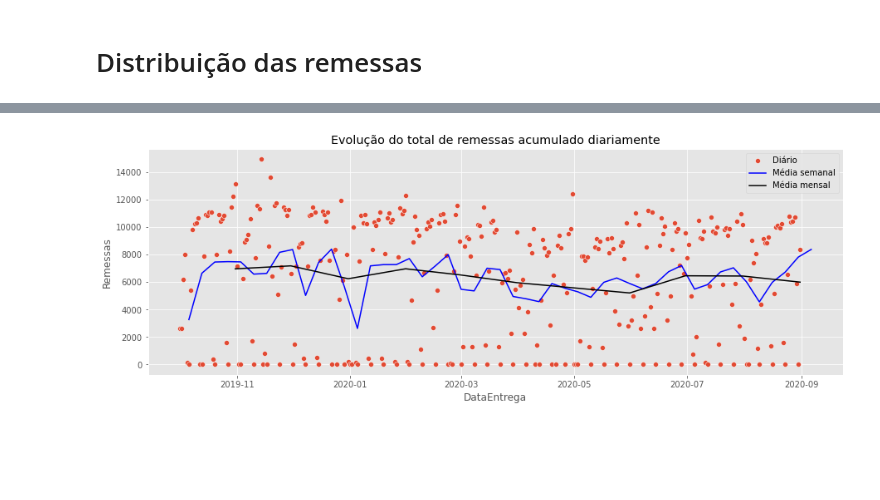
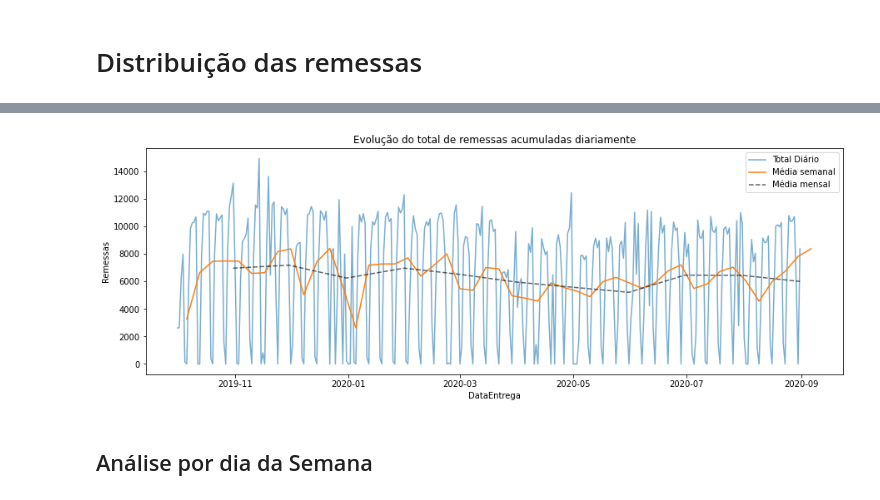
Before and after one commit to leofmr/shipping_predictions, a Jupyter notebook: 01 - análise descritiva.ipynb, the cells around one changed output, grey strips where cells are left out. Saved outputs shown, nothing was run; the diff lists cells and outputs as text; code cells hidden in the pictures; blank space fills up the shorter version.

```diff
--- a/01 - análise descritiva.ipynb
+++ b/01 - análise descritiva.ipynb
@@ -12,7 +14,4 @@ import matplotlib.pyplot as plt
 import seaborn as sns
-# %%
-import matplotlib
-matplotlib.style.use('ggplot')
 # %% [markdown]
 # Carregamento e análise preliminar dos dados
 
@@ -113,10 +135,17 @@ plt.show()
 # %%
 plt.figure(figsize=(15,5))
-sns.scatterplot(data=df.groupby("DataEntrega")["Remessas"].sum());
-sns.lineplot(data=df.groupby("DataEntrega")["Remessas"].sum().resample("W").mean(), color="blue");
-sns.lineplot(data=df.groupby("DataEntrega")["Remessas"].sum().resample("M").mean(), color="black");
-plt.legend(["Diário", "Média semanal", "Média mensal"])
-plt.title("Evolução do total de remessas acumulado diariamente")
+sns.lineplot(data=(df.groupby("DataEntrega")["Remessas"].
+                   sum()),
+             alpha=0.6);
+sns.lineplot(data=(df.groupby("DataEntrega")["Remessas"].
+                   sum().resample("W").mean()))
+sns.lineplot(data=(df.groupby("DataEntrega")["Remessas"].
+                   sum().resample("M").mean()),
+             color="black", linestyle="--", alpha=0.6);
+plt.legend(["Total Diário", "Média semanal", "Média mensal"])
+plt.title("Evolução do total de remessas acumuladas diariamente")
 plt.show()
 # %% [output]
-[figure, old version]
+[figure, new version]
+# %% [markdown]
+## Análise por dia da Semana
```
Also changed, not shown: parts of 50 cells of this notebook.
